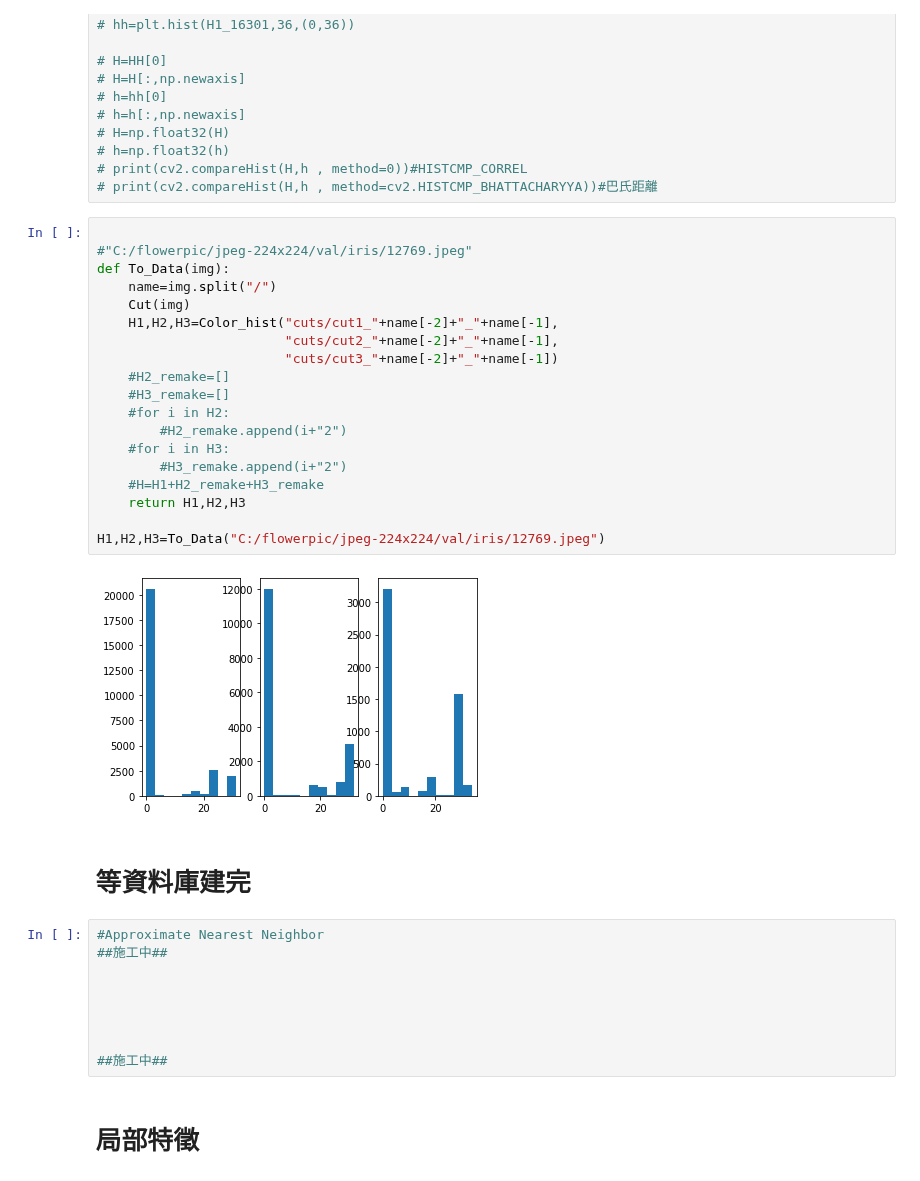
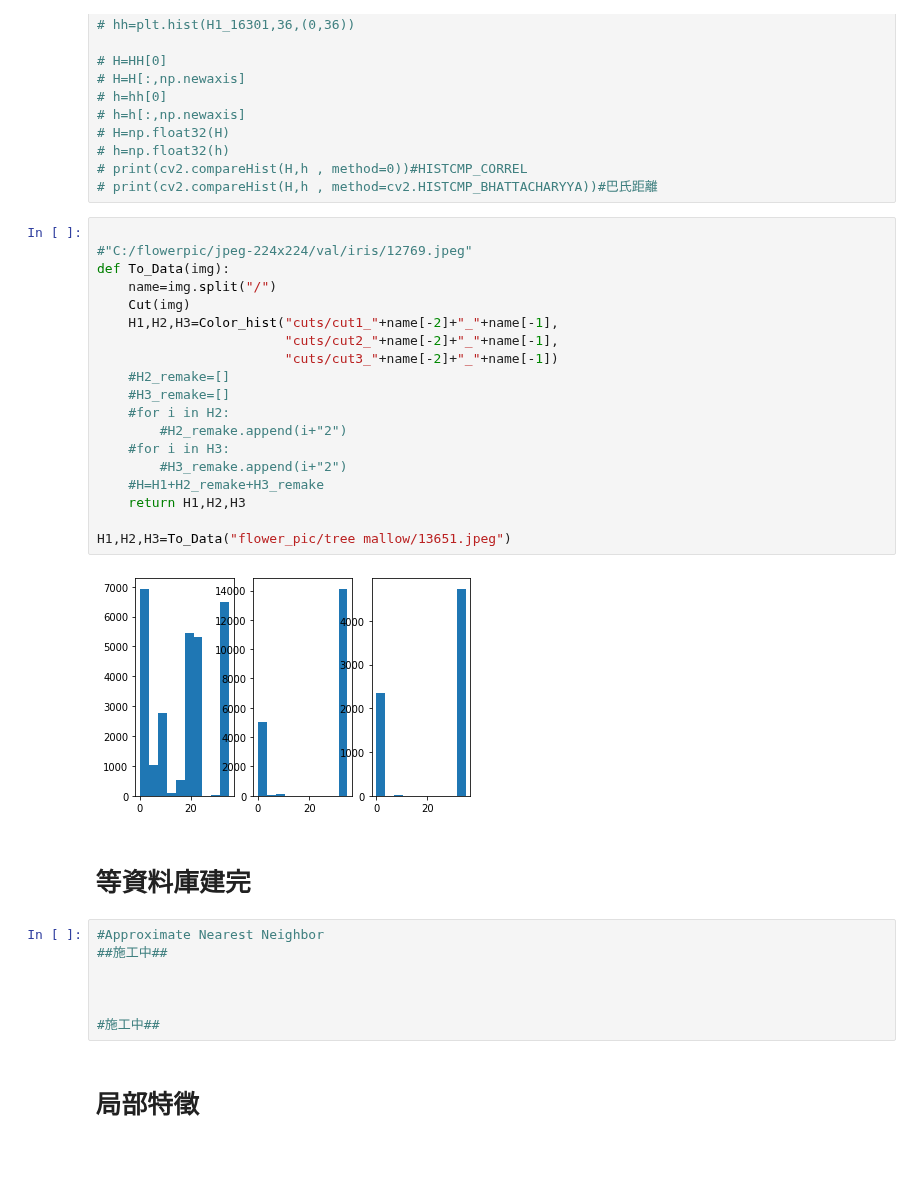
Before and after one commit to fxz200/detection, a Jupyter notebook: flower.ipynb, the cells around one changed output. Cells and saved outputs as stored; diff of their text form.

```diff
--- a/flower.ipynb
+++ b/flower.ipynb
@@ -436,24 +436,24 @@ def Compare_Hist(h1,h2):
 # %%
 
 #"C:/flowerpic/jpeg-224x224/val/iris/12769.jpeg"
 def To_Data(img):
     name=img.split("/")
     Cut(img)
     H1,H2,H3=Color_hist("cuts/cut1_"+name[-2]+"_"+name[-1],
                         "cuts/cut2_"+name[-2]+"_"+name[-1],
                         "cuts/cut3_"+name[-2]+"_"+name[-1])
     #H2_remake=[]
     #H3_remake=[]
     #for i in H2:
         #H2_remake.append(i+"2")
     #for i in H3:
         #H3_remake.append(i+"2")
     #H=H1+H2_remake+H3_remake
     return H1,H2,H3
 
-H1,H2,H3=To_Data("C:/flowerpic/jpeg-224x224/val/iris/12769.jpeg")
+H1,H2,H3=To_Data("flower_pic/tree mallow/13651.jpeg")
 # %% [output]
-[figure, old version]
+[figure, new version]
 # %% [markdown]
 等資料庫建完
 ===
@@ -463,9 +463,7 @@ H1,H2,H3=To_Data("C:/flowerpic/jpeg-224x224/val/iris/12769.jpeg")
 
 
 
-
-
-##施工中##
+#施工中##
 # %% [markdown]
 局部特徵
 ===
```
